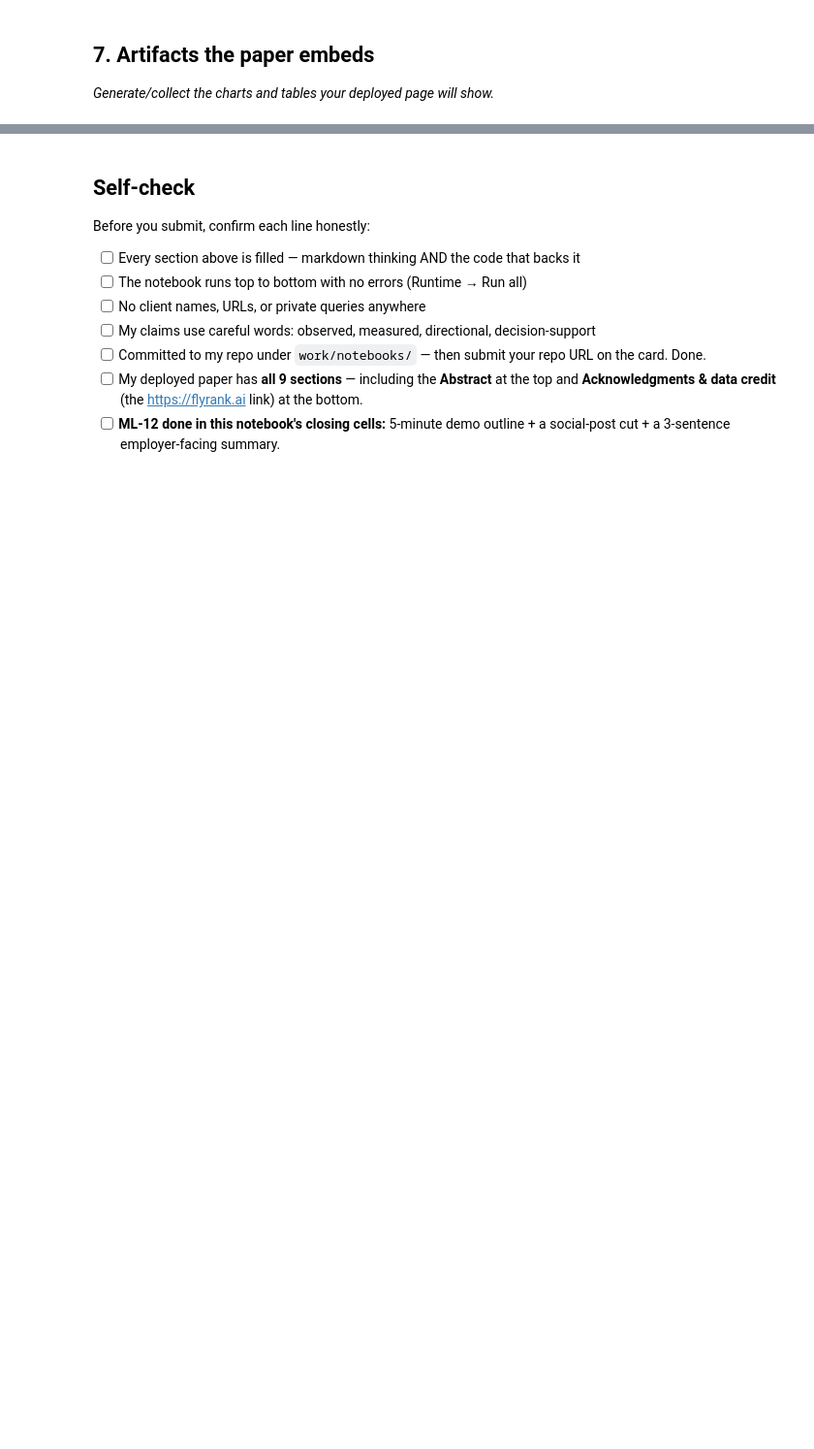
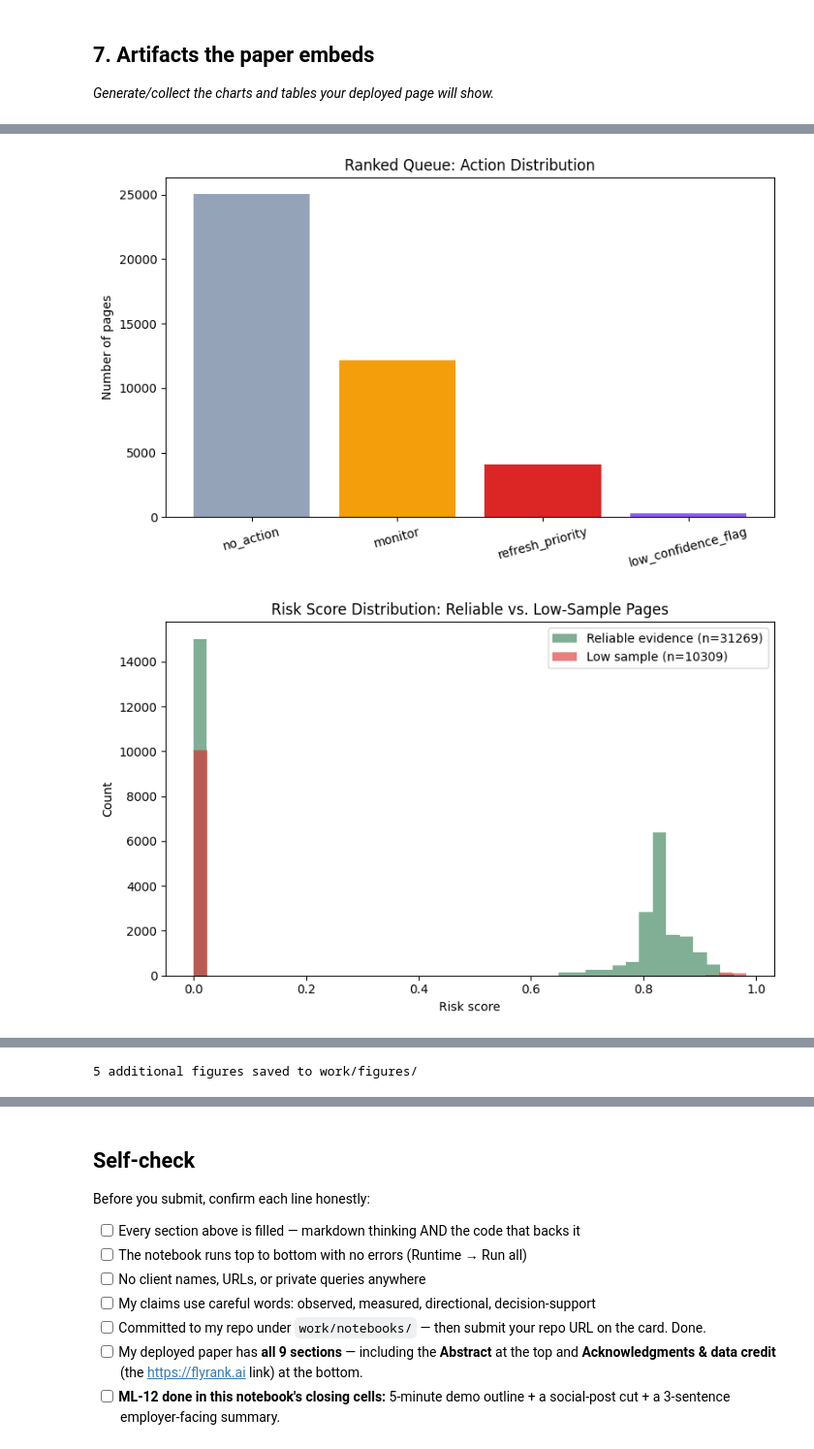
Before and after one commit to Hussainhhgh/flyrank-ml-internship, a Jupyter notebook: work/notebooks/capstone.ipynb, the cells around one changed output, grey strips where cells are left out. Shown at 97% size. Cells and saved outputs as stored; diff of their text form; code cells hidden in the pictures; blank space fills up the shorter version.

```diff
--- a/work/notebooks/capstone.ipynb
+++ b/work/notebooks/capstone.ipynb
@@ -191,0 +392,59 @@ Saved: work/figures/model_vs_baseline.png
+# %%
+# Chart 3: Action label distribution
+fig, ax = plt.subplots(figsize=(8,5))
+action_order = ['no_action', 'monitor', 'refresh_priority', 'low_confidence_flag']
+counts = test_df['action_label'].value_counts().reindex(action_order)
+colors = ['#94a3b8', '#f59e0b', '#dc2626', '#8b5cf6']
+ax.bar(counts.index, counts.values, color=colors)
+ax.set_ylabel('Number of pages')
+ax.set_title('Ranked Queue: Action Distribution')
+plt.xticks(rotation=15)
+plt.tight_layout()
+plt.savefig('work/figures/capstone_action_distribution.png', dpi=150)
+plt.show()
+
+# Chart 4: Risk score distribution, showing the reliability guard split
+fig, ax = plt.subplots(figsize=(8,5))
+reliable = test_df[test_df['reliable_evidence']]['risk_score']
+unreliable = test_df[~test_df['reliable_evidence']]['risk_score']
+ax.hist(reliable, bins=40, alpha=0.6, label=f'Reliable evidence (n={len(reliable)})', color='#2c7a4f')
+ax.hist(unreliable, bins=40, alpha=0.6, label=f'Low sample (n={len(unreliable)})', color='#dc2626')
+ax.set_xlabel('Risk score')
+ax.set_ylabel('Count')
+ax.set_title('Risk Score Distribution: Reliable vs. Low-Sample Pages')
+ax.legend()
+plt.tight_layout()
+plt.savefig('work/figures/capstone_score_distribution.png', dpi=150)
+plt.show()
+
+# Chart 5: Precision-Recall curve (more informative than ROC for imbalanced data)
+from sklearn.metrics import precision_recall_curve, average_precision_score
+precision_curve, recall_curve, _ = precision_recall_curve(y_test, rf_proba)
+avg_precision = average_precision_score(y_test, rf_proba)
+
+fig, ax = plt.subplots(figsize=(8,5))
+ax.plot(recall_curve, precision_curve, color='#2563eb', label=f'Random Forest (AP={avg_precision:.3f})')
+ax.axhline(y_test.mean(), color='gray', linestyle='--', label=f'Base rate ({y_test.mean():.3f})')
+ax.set_xlabel('Recall')
+ax.set_ylabel('Precision')
+ax.set_title('Precision-Recall Curve vs Base Rate')
+ax.legend()
+plt.tight_layout()
+plt.savefig('work/figures/capstone_precision_recall.png', dpi=150)
+plt.show()
+
+# Chart 6: Model comparison across all 4 metrics
+fig, ax = plt.subplots(figsize=(10,5))
+comparison[['roc_auc', 'precision', 'recall', 'f1']].plot(kind='bar', ax=ax)
+ax.set_ylabel('Score')
+ax.set_title('Full Metric Comparison: Baseline vs Models')
+ax.legend(loc='lower right')
+plt.xticks(rotation=20, ha='right')
+plt.tight_layout()
+plt.savefig('work/figures/capstone_full_comparison.png', dpi=150)
+plt.show()
+
+print("5 additional figures saved to work/figures/")
+# %% [output]
+[figure, added]
+[figure, added]
@@ -192 +453,2 @@ Saved: work/figures/model_vs_baseline.png
+5 additional figures saved to work/figures/
 # %% [markdown]
```
Also changed, not shown: parts of 17 cells of this notebook.
